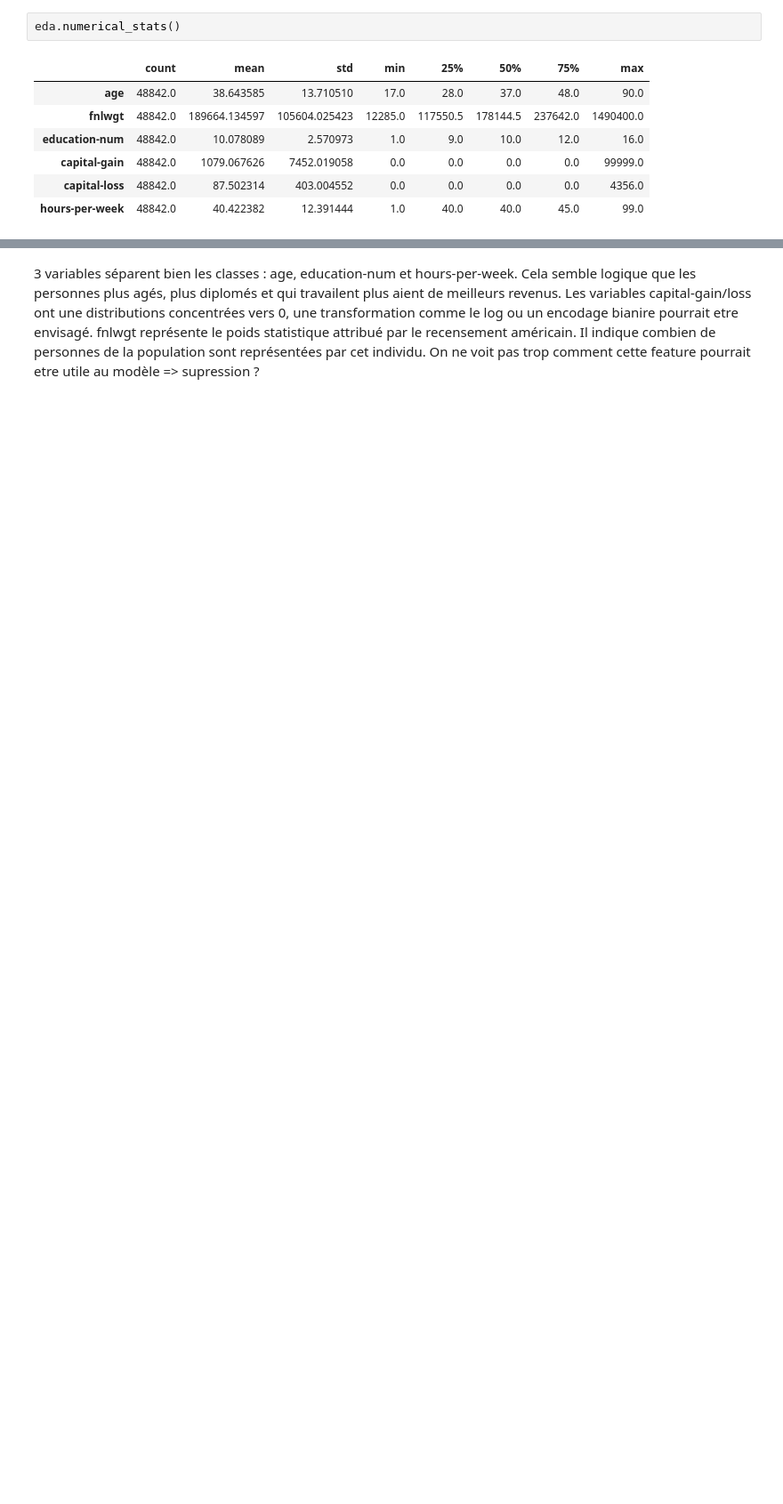
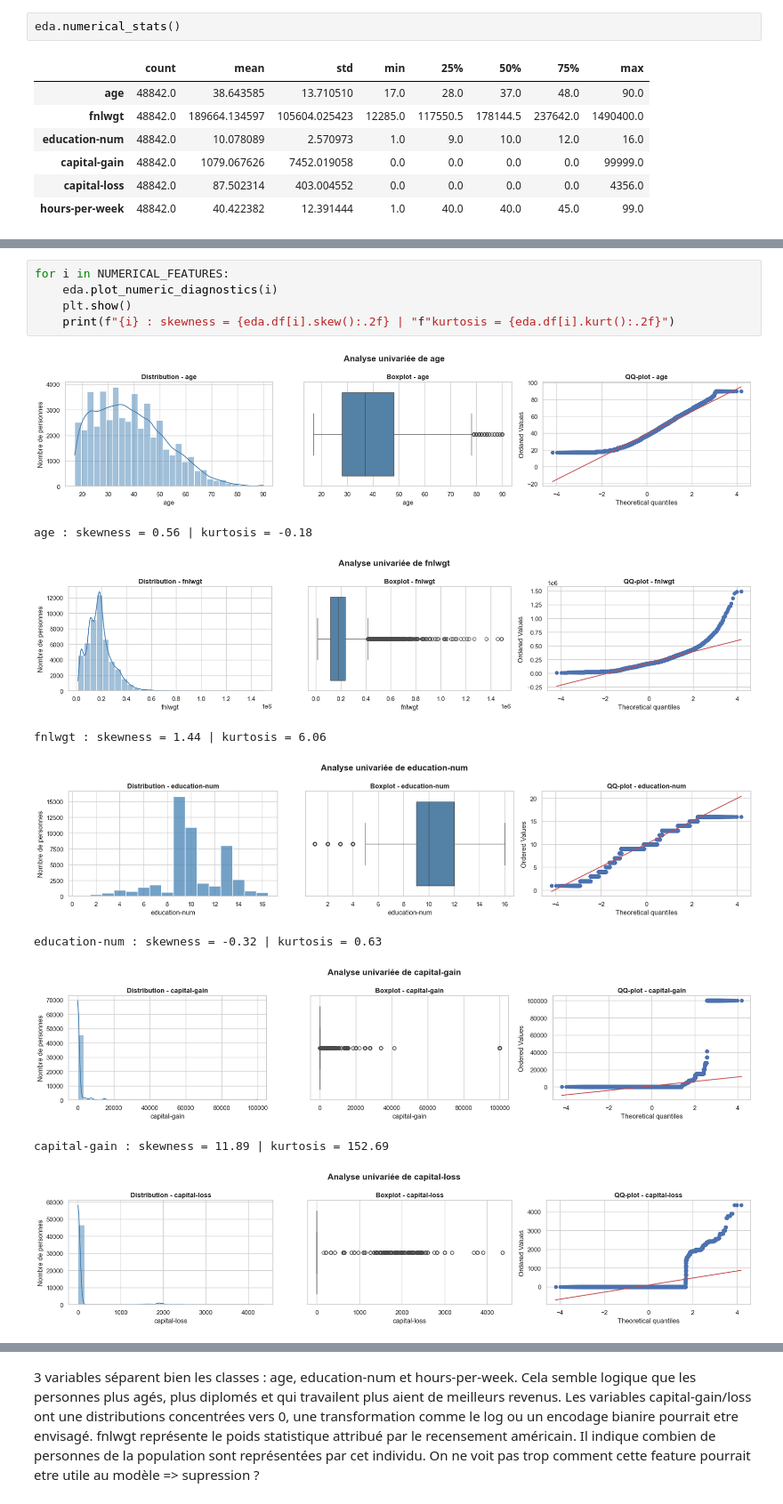
Before and after one commit to Madianou/UCI-Classification-model-project-, a Jupyter notebook: notebooks/eda.ipynb, the cells around one changed output, grey strips where cells are left out. Shown at 89% size. Saved outputs shown, nothing was run; the diff lists cells and outputs as text; blank space fills up the shorter version.

```diff
--- a/notebooks/eda.ipynb
+++ b/notebooks/eda.ipynb
@@ -180,2 +217,17 @@ A part pour les feature capital-gain et capital-loss les moyennes et médianes s
 
 On peut observer des valeurs potentiellement abberantes pour la feature hours-per-weeks avec 1h et 99h, aussi la valeur max de capital gain est également très éloignée de la moyenne 99999 contre 1080. Ce sentiment est renforcé par la différence importante entre la moyenne et l'écart type pour ces 2 features.
+# %%
+for i in NUMERICAL_FEATURES:
+    eda.plot_numeric_diagnostics(i)
+    plt.show()
+    print(f"{i} : skewness = {eda.df[i].skew():.2f} | "f"kurtosis = {eda.df[i].kurt():.2f}")
+# %% [output]
+[figure, added]
+age : skewness = 0.56 | kurtosis = -0.18
+[figure, added]
+fnlwgt : skewness = 1.44 | kurtosis = 6.06
+[figure, added]
+education-num : skewness = -0.32 | kurtosis = 0.63
+[figure, added]
+capital-gain : skewness = 11.89 | kurtosis = 152.69
+[figure, added]
```
Also changed, not shown: parts of 42 cells of this notebook, 3 other files.
